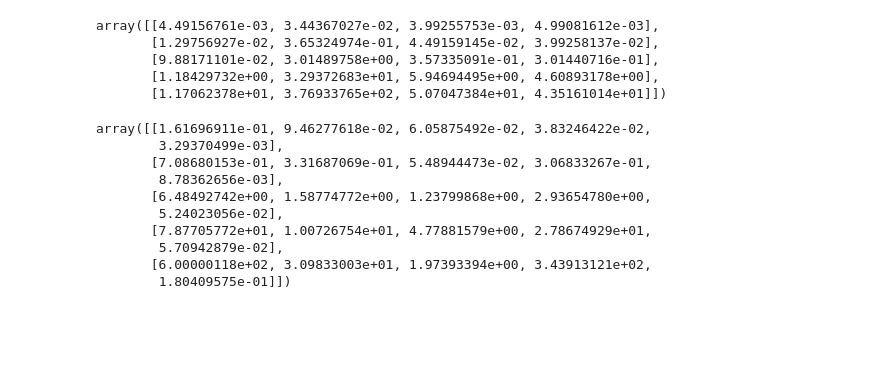
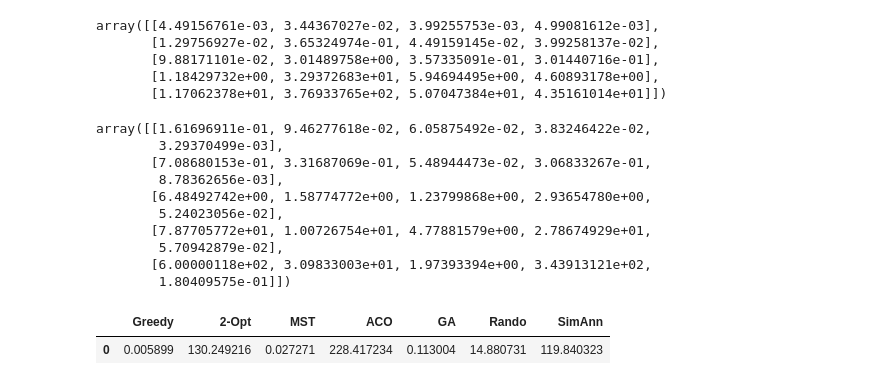
Before and after one commit to FabianWalocha/TSProject, a Jupyter notebook: benchmarking/Benchmarking.ipynb, the cells around one changed output. Cells and saved outputs as stored; diff of their text form; code cells hidden in the pictures; blank space fills up the shorter version.

Commit message:
added average execution time table

```diff
--- a/benchmarking/Benchmarking.ipynb
+++ b/benchmarking/Benchmarking.ipynb
@@ -442,4 +442,4 @@ pickle.load(fileObject)
 # time deterministic
 
 fileObject = open('../results/timeDeterministic','rb')
-pickle.load(fileObject)
+r1 = pickle.load(fileObject)
@@ -487,4 +469,4 @@ pickle.load(fileObject)
 # %%
 # time random-based algos
 fileObject = open('../results/timeRandom','rb')
-pickle.load(fileObject)
+r2 = pickle.load(fileObject)
@@ -531,3 +495,10 @@ array([[1.61696911e-01, 9.46277618e-02, 6.05875492e-02, 3.83246422e-02,
         5.70942879e-02],
        [6.00000118e+02, 3.09833003e+01, 1.97393394e+00, 3.43913121e+02,
         1.80409575e-01]])
+# %%
+# Average execution times for all non-exhaustive algorithms
+fileObject = open('../results/timeAverage','rb')
+pickle.load(fileObject)
+# %% [output]
+|  | Greedy | 2-Opt | MST | ACO | GA | Rando | SimAnn |
+| 0 | 0.005899 | 130.249216 | 0.027271 | 228.417234 | 0.113004 | 14.880731 | 119.840323 |
```
Also changed, not shown: parts of 2 cells of this notebook, 1 other file.
